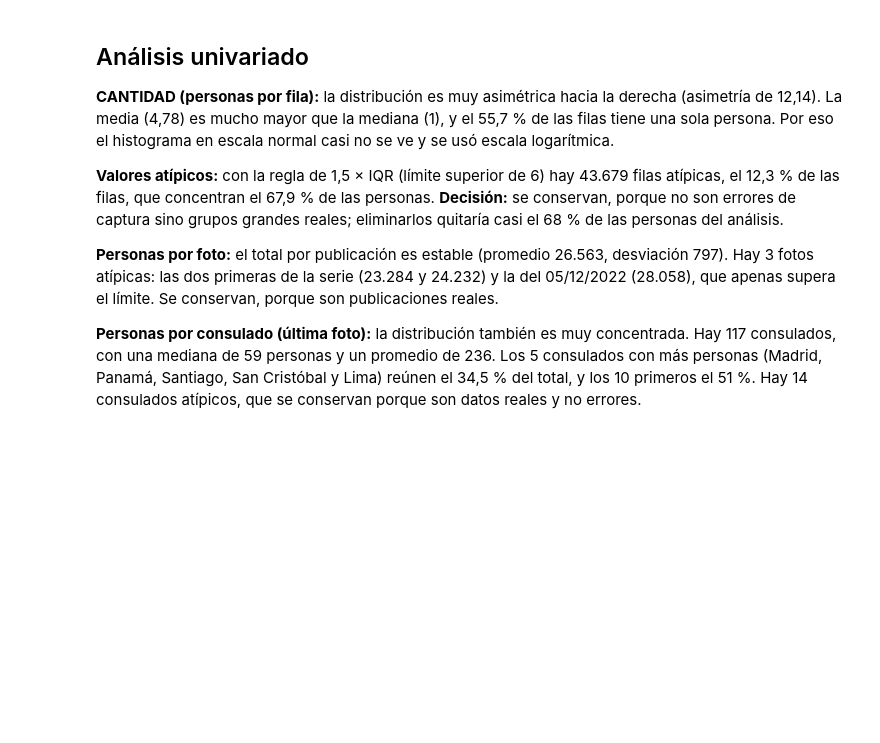
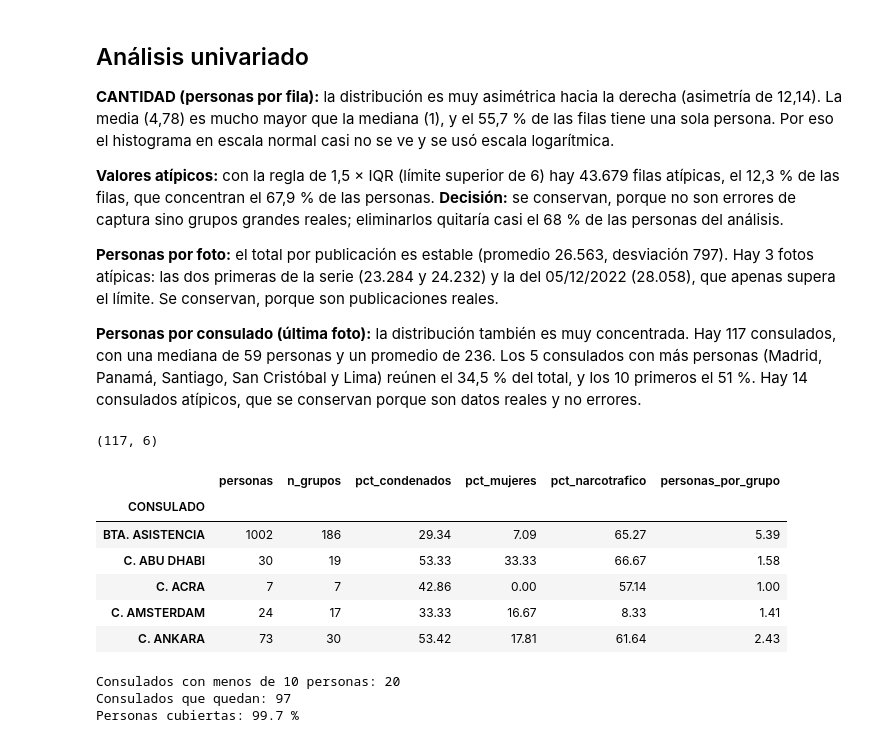
Before and after one commit to Daniel-LM2608/analitica-datos-estudiantes, a Jupyter notebook: Momento1/Untitled-1.ipynb, the cells around one changed output. Cells and saved outputs as stored; diff of their text form; code cells hidden in the pictures; blank space fills up the shorter version.

```diff
--- a/Momento1/Untitled-1.ipynb
+++ b/Momento1/Untitled-1.ipynb
@@ -550,3 +550,42 @@ Consulados atípicos: 14
 **Personas por foto:** el total por publicación es estable (promedio 26.563, desviación 797). Hay 3 fotos atípicas: las dos primeras de la serie (23.284 y 24.232) y la del 05/12/2022 (28.058), que apenas supera el límite. Se conservan, porque son publicaciones reales.
 
 **Personas por consulado (última foto):** la distribución también es muy concentrada. Hay 117 consulados, con una mediana de 59 personas y un promedio de 236. Los 5 consulados con más personas (Madrid, Panamá, Santiago, San Cristóbal y Lima) reúnen el 34,5 % del total, y los 10 primeros el 51 %. Hay 14 consulados atípicos, que se conservan porque son datos reales y no errores.
+# %%
+ultima = df[df['FECHA PUBLICACIÓN'] == df['FECHA PUBLICACIÓN'].max()]
+g = ultima.groupby('CONSULADO')
+
+tabla = pd.DataFrame({
+    'personas': g['CANTIDAD'].sum(),
+    'n_grupos': g.size()          # número de filas (grupos) del consulado
+})
+
+# % de las personas del consulado que cumplen una condición
+def porcentaje(columna, valor):
+    suma = ultima[ultima[columna] == valor].groupby('CONSULADO')['CANTIDAD'].sum()
+    return suma.reindex(tabla.index).fillna(0) / tabla['personas'] * 100
+
+tabla['pct_condenados'] = porcentaje('SITUACIÓN JURÍDICA', 'CONDENADO')
+tabla['pct_mujeres'] = porcentaje('GÉNERO', 'FEMENINO')
+tabla['pct_narcotrafico'] = porcentaje('DELITO', 'NARCOTRÁFICO')
+tabla['personas_por_grupo'] = tabla['personas'] / tabla['n_grupos']
+
+print(tabla.shape)
+tabla.head()
+# %% [output]
+(117, 6)
+|  | personas | n_grupos | pct_condenados | pct_mujeres | pct_narcotrafico | personas_por_grupo |
+| CONSULADO |  |  |  |  |  |  |
+| BTA. ASISTENCIA | 1002 | 186 | 29.34 | 7.09 | 65.27 | 5.39 |
+| C. ABU DHABI | 30 | 19 | 53.33 | 33.33 | 66.67 | 1.58 |
+| C. ACRA | 7 | 7 | 42.86 | 0.00 | 57.14 | 1.00 |
+| C. AMSTERDAM | 24 | 17 | 33.33 | 16.67 | 8.33 | 1.41 |
+| C. ANKARA | 73 | 30 | 53.42 | 17.81 | 61.64 | 2.43 |
+# %%
+print("Consulados con menos de 10 personas:", (tabla['personas'] < 10).sum())
+analisis = tabla[tabla['personas'] >= 10]
+print("Consulados que quedan:", len(analisis))
+print("Personas cubiertas:", round(analisis['personas'].sum() / tabla['personas'].sum() * 100, 1), "%")
+# %% [output]
+Consulados con menos de 10 personas: 20
+Consulados que quedan: 97
+Personas cubiertas: 99.7 %
```
Also changed, not shown: parts of 4 cells of this notebook.
